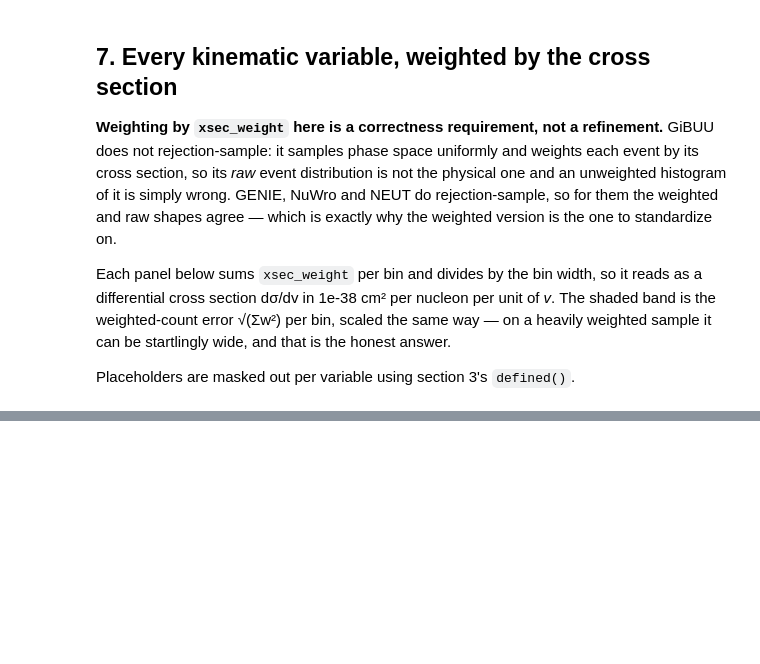
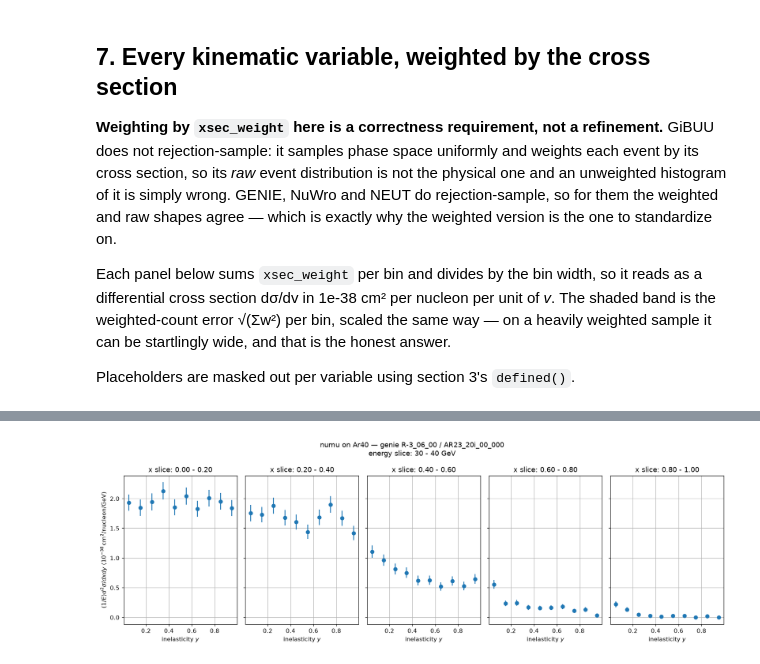
Before and after one commit to atrettin/neutrino_factory, a Jupyter notebook: notebooks/explore_output.ipynb, the cells around one changed output, grey strips where cells are left out. Drawn from its saved outputs; the diff is of its cells as text; code cells hidden in the pictures; blank space fills up the shorter version.

```diff
--- a/notebooks/explore_output.ipynb
+++ b/notebooks/explore_output.ipynb
@@ -230,7 +206,7 @@ The per-field placeholder is `kinematics.FIELD_DEFAULTS`, which is also what
 `common_output` builds its column table from — so the masking below stays
 correct if a column is ever added.
 # %%
-def defined(field: str) -> np.ndarray:
+def defined(cols, field: str) -> np.ndarray:
     """Boolean mask of events for which `field` holds a real value."""
     values = cols[field]
     mask = np.isfinite(values)
@@ -243,5 +219,5 @@ def defined(field: str) -> np.ndarray:
 total = len(cols["energy_gev"])
 print(f"{'column':<26} {'defined':>10} {'placeholder':>12}")
 for field in kinematics.KINEMATIC_FIELDS:
-    n_defined = int(defined(field).sum())
+    n_defined = int(defined(cols, field).sum())
     print(f"{field:<26} {n_defined:>10,} {total - n_defined:>12,}")
@@ -509,9 +388,0 @@ keeps its own colour scale, so read the colourbars, not the colours.
-# %%
-SLICES = [(0.5, 1.0), (1.0, 2.0), (2.0, 5.0)]
-
-fig, axes = plt.subplots(1, len(SLICES), figsize=(6 * len(SLICES), 5))
-for ax, (lo, hi) in zip(np.atleast_1d(axes), SLICES):
-    plot_double_differential(lo, hi, ax=ax)
-fig.suptitle(dataset_title(data))
-fig.tight_layout()
-plt.show()
@@ -600,0 +435,79 @@ for (probe, target), datasets in groups.items():
+# %%
+# Alternative plotting style: A multi-panel figure, one panel per slice in x, x-axis is y, plotting the differential cross section as a function of y for each slice in x.
+# Error bars can then show the statistical uncertainty in each bin.
+def plot_xsec_by_x_slice(path, e_slice=(30, 40), x_bin_edges=None, y_bin_edges=None, savepath=None):
+    """Plot d^2 sigma / dx dy vs y for x slices in a single HDF5 output file."""
+    if x_bin_edges is None:
+        x_bin_edges = np.linspace(0, 1, 6)
+    if y_bin_edges is None:
+        y_bin_edges = np.linspace(0, 1, 11)
+
+    metadata, cols_path = read_columns(path)
+    data_path = read_plot_data(path)
+
+    e_min, e_max = e_slice
+    e_midpoint = (e_min + e_max) / 2.0
+    e_volume = e_max - e_min
+
+    valid = (
+        (cols_path["energy_gev"] >= e_min)
+        & (cols_path["energy_gev"] < e_max)
+        & defined(cols_path, "bjorken_x")
+        & defined(cols_path, "inelasticity_y")
+        & np.isfinite(cols_path["xsec_weight"])
+    )
+
+    fig, axes = plt.subplots(1, len(x_bin_edges) - 1, figsize=(15, 5), sharey=True)
+    for i in range(len(x_bin_edges) - 1):
+        x_slice_mask = (
+            (cols_path["bjorken_x"] >= x_bin_edges[i])
+            & (cols_path["bjorken_x"] < x_bin_edges[i + 1])
+            & valid
+        )
+        x_slice_width = x_bin_edges[i + 1] - x_bin_edges[i]
+
+        axes[i].set_title(f"x slice: {x_bin_edges[i]:.2f} - {x_bin_edges[i + 1]:.2f}")
+        axes[i].set_xlabel("inelasticity $y$")
+
+        if not np.any(x_slice_mask):
+            axes[i].text(0.5, 0.5, "no events", ha="center", va="center", transform=axes[i].transAxes)
+            continue
+
+        hist_y, y_edges = np.histogram(
+            cols_path["inelasticity_y"][x_slice_mask],
+            bins=y_bin_edges,
+            weights=cols_path["xsec_weight"][x_slice_mask],
+        )
+        sum_sq_y, _ = np.histogram(
+            cols_path["inelasticity_y"][x_slice_mask],
+            bins=y_edges,
+            weights=cols_path["xsec_weight"][x_slice_mask] ** 2,
+        )
+
+        bin_widths_y = np.diff(y_edges)
+        density_y = hist_y / bin_widths_y / e_volume / x_slice_width
+        errors_y = np.sqrt(sum_sq_y) / bin_widths_y / e_volume / x_slice_width
+
+        density_y /= e_midpoint
+        errors_y /= e_midpoint
+
+        axes[i].errorbar(
+            (y_edges[:-1] + y_edges[1:]) / 2,
+            density_y,
+            yerr=errors_y,
+            fmt="o",
+        )
+        axes[i].grid()
+
+    axes[0].set_ylabel(r"$(1/E)d^2\sigma/dxdy$ ($10^{-38}\,\mathrm{cm}^2/\mathrm{nucleon}/\mathrm{GeV}$)")
+    fig.suptitle(f"{dataset_title(data_path)}\nenergy slice: {e_min} - {e_max} GeV")
+    fig.tight_layout()
+    if savepath is not None:
+        fig.savefig(savepath)
+    plt.show()
+
+out_dir = "explore_output"
+for path in available:
+    plot_xsec_by_x_slice(path, savepath=f"{out_dir}/{os.path.basename(path)}.png")
+# %% [output]
+[figure, added]
```
Also changed, not shown: parts of 29 cells of this notebook.
